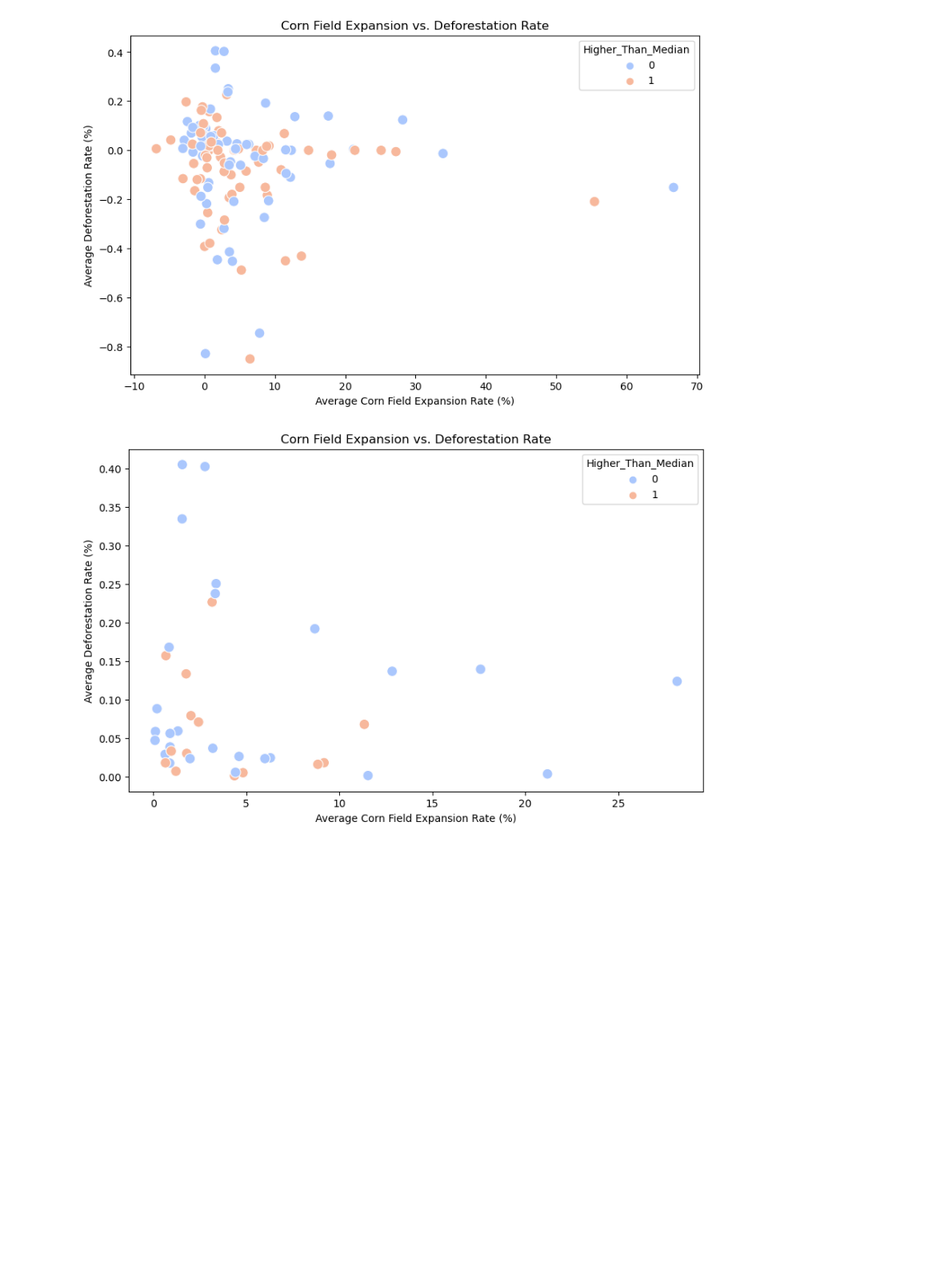
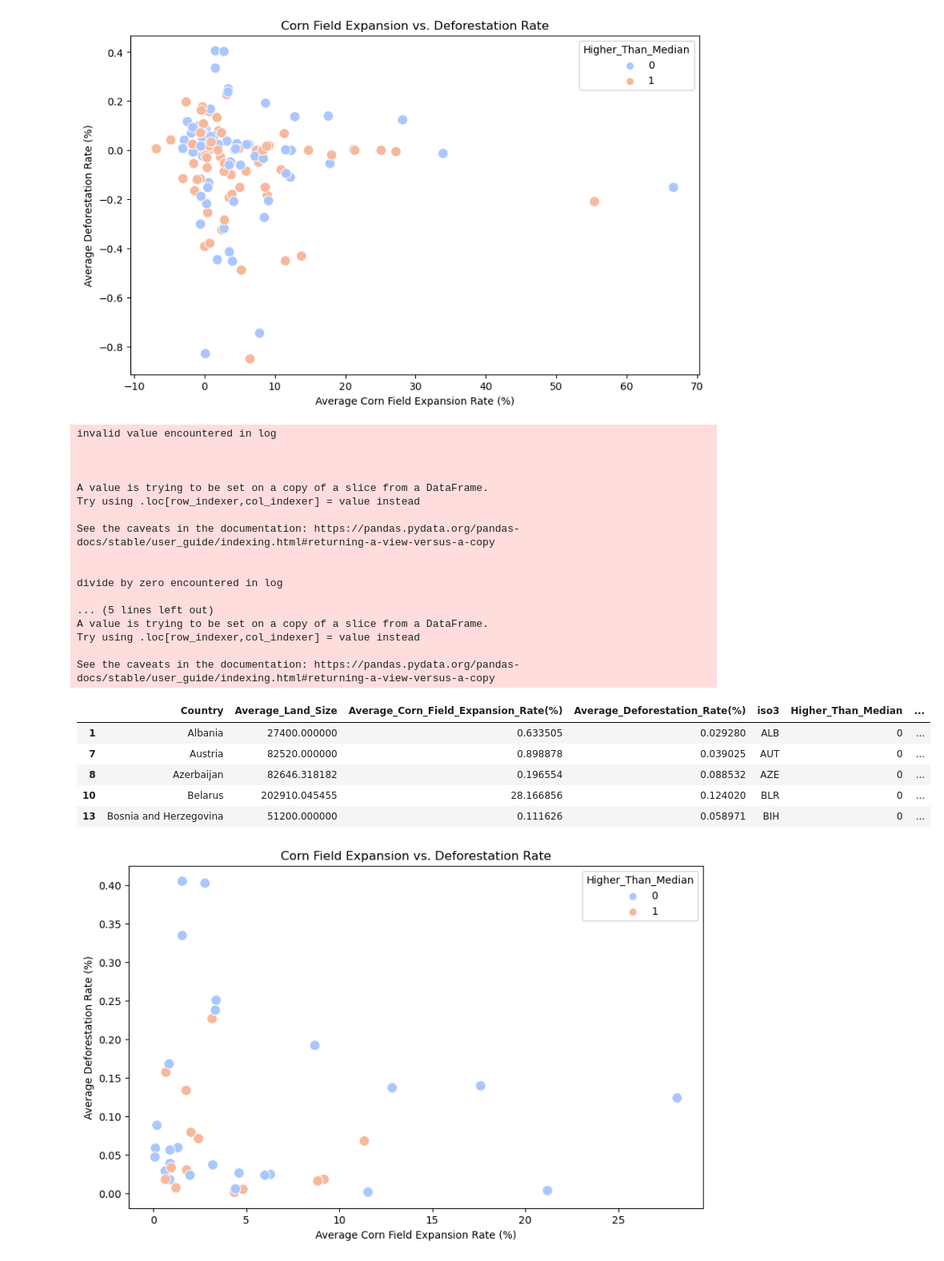
Before and after one commit to ZeliaDec/DataScience, a Jupyter notebook: analysis.ipynb, the cells around one changed output. Shown: that part at 80% size. Drawn from its saved outputs; the diff is of its cells as text; code cells hidden in the pictures; blank space fills up the shorter version.

```diff
--- a/analysis.ipynb
+++ b/analysis.ipynb
@@ -784,4 +789,34 @@ plt.ylabel('Average Deforestation Rate (%)')
 plt.show()
 # %% [output]
 [figure]
+# %%
+#Filtered data (only positive values)
+positive_df = last_df[(last_df["Average_Deforestation_Rate(%)"]>0) &(last_df["Average_Corn_Field_Expansion_Rate(%)"]>0) ]
+positive_df["log_corn"] = np.log(last_df["Average_Corn_Field_Expansion_Rate(%)"])
+positive_df["log_forest"] = np.log(last_df["Average_Deforestation_Rate(%)"])
+positive_df.head()
+# %% [output]
+invalid value encountered in log
+
+
+
+A value is trying to be set on a copy of a slice from a DataFrame.
+Try using .loc[row_indexer,col_indexer] = value instead
+
+See the caveats in the documentation: https://pandas.pydata.org/pandas-docs/stable/user_guide/indexing.html#returning-a-view-versus-a-copy
+
+
+divide by zero encountered in log
+
+... (5 lines left out)
+A value is trying to be set on a copy of a slice from a DataFrame.
+Try using .loc[row_indexer,col_indexer] = value instead
+
+See the caveats in the documentation: https://pandas.pydata.org/pandas-docs/stable/user_guide/indexing.html#returning-a-view-versus-a-copy
+|  | Country | Average_Land_Size | Average_Corn_Field_Expansion_Rate(%) | Average_Deforestation_Rate(%) | iso3 | Higher_Than_Median | ... |
+| 1 | Albania | 27400.000000 | 0.633505 | 0.029280 | ALB | 0 | ... |
+| 7 | Austria | 82520.000000 | 0.898878 | 0.039025 | AUT | 0 | ... |
+| 8 | Azerbaijan | 82646.318182 | 0.196554 | 0.088532 | AZE | 0 | ... |
+| 10 | Belarus | 202910.045455 | 28.166856 | 0.124020 | BLR | 0 | ... |
+| 13 | Bosnia and Herzegovina | 51200.000000 | 0.111626 | 0.058971 | BIH | 0 | ... |
 # %%
```
Also changed, not shown: parts of 17 cells of this notebook.
